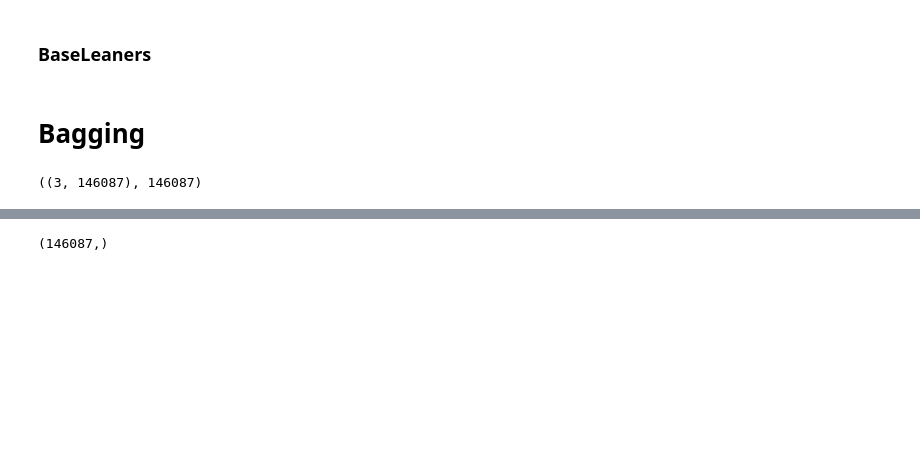
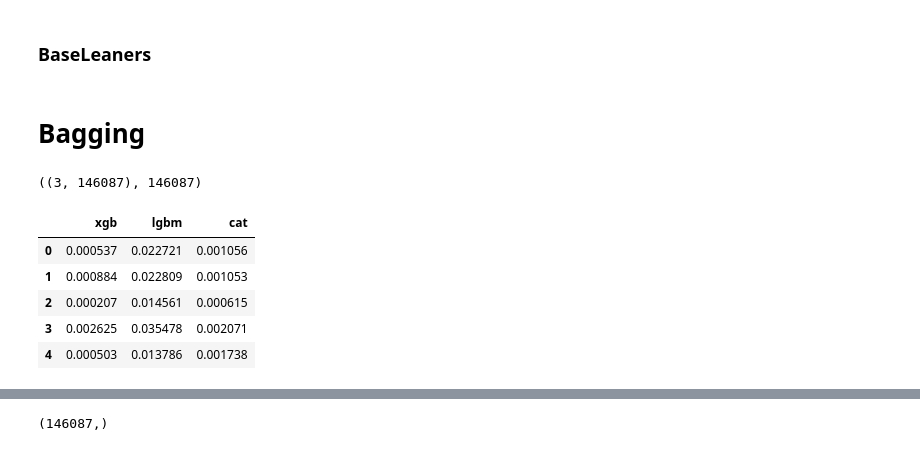
Before and after one commit to KhawajaAbaid/kaggle-playground, a Jupyter notebook: ps3e4-final.ipynb, the cells around one changed output, grey strips where cells are left out. Cells and saved outputs as stored; diff of their text form; code cells hidden in the pictures; blank space fills up the shorter version.

```diff
--- a/ps3e4-final.ipynb
+++ b/ps3e4-final.ipynb
@@ -412,3 +412,12 @@ for i, base_learner in enumerate(base_learners):
 predictions.shape, len(X_test)
 # %% [output]
 ((3, 146087), 146087)
+# %%
+pd.DataFrame(predictions.transpose(), columns=["xgb", "lgbm", "cat"]).head()
+# %% [output]
+|  | xgb | lgbm | cat |
+| 0 | 0.000537 | 0.022721 | 0.001056 |
+| 1 | 0.000884 | 0.022809 | 0.001053 |
+| 2 | 0.000207 | 0.014561 | 0.000615 |
+| 3 | 0.002625 | 0.035478 | 0.002071 |
+| 4 | 0.000503 | 0.013786 | 0.001738 |
```
Also changed, not shown: parts of 4 cells of this notebook.
